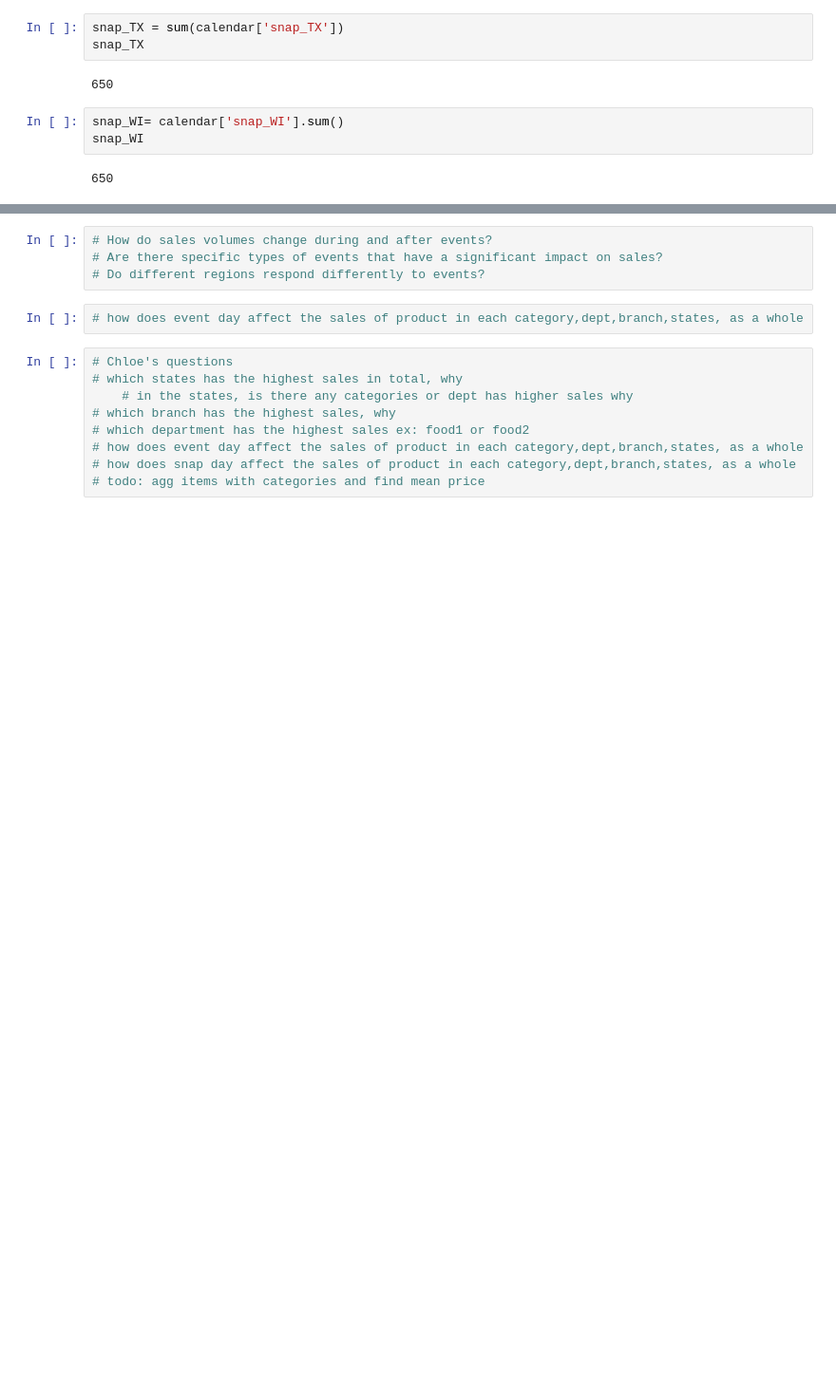
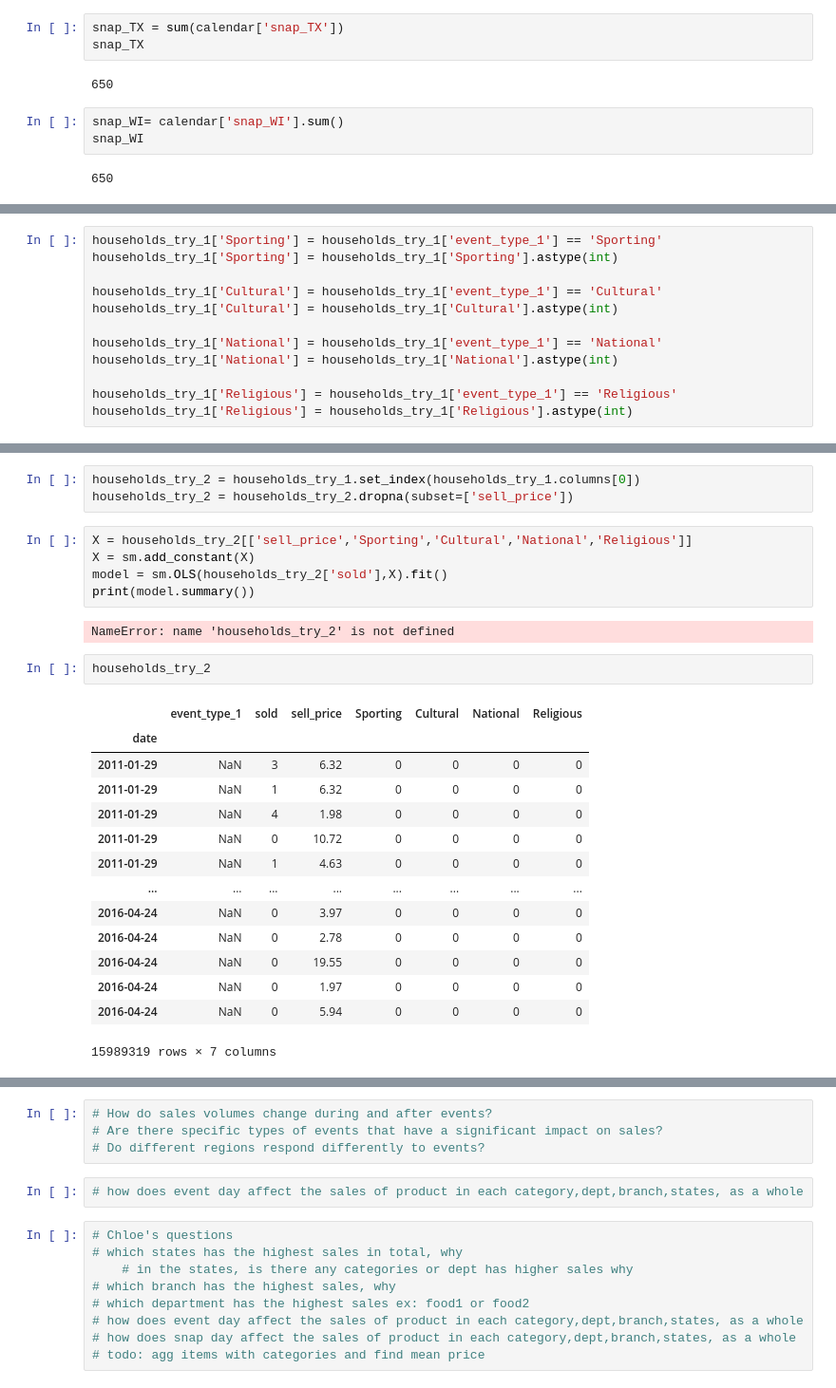
Before and after one commit to aaronmonash24/FYP, a Jupyter notebook: Data Analysis/DataExploration.ipynb, the cells around one changed output, grey strips where cells are left out. Shown at 95% size. Cells and saved outputs as stored; diff of their text form; blank space fills up the shorter version.

```diff
--- a/Data Analysis/DataExploration.ipynb
+++ b/Data Analysis/DataExploration.ipynb
@@ -728,0 +932,12 @@ foods_try_1['Religious'] = foods_try_1['Religious'].astype(int)
+# %%
+households_try_1['Sporting'] = households_try_1['event_type_1'] == 'Sporting'
+households_try_1['Sporting'] = households_try_1['Sporting'].astype(int)
+
+households_try_1['Cultural'] = households_try_1['event_type_1'] == 'Cultural'
+households_try_1['Cultural'] = households_try_1['Cultural'].astype(int)
+
+households_try_1['National'] = households_try_1['event_type_1'] == 'National'
+households_try_1['National'] = households_try_1['National'].astype(int)
+
+households_try_1['Religious'] = households_try_1['event_type_1'] == 'Religious'
+households_try_1['Religious'] = households_try_1['Religious'].astype(int)
@@ -728,0 +962,27 @@ foods_try_1['Religious'] = foods_try_1['Religious'].astype(int)
+# %%
+households_try_2 = households_try_1.set_index(households_try_1.columns[0])
+households_try_2 = households_try_2.dropna(subset=['sell_price'])
+# %%
+X = households_try_2[['sell_price','Sporting','Cultural','National','Religious']]
+X = sm.add_constant(X)
+model = sm.OLS(households_try_2['sold'],X).fit()
+print(model.summary())
+# %% [output]
+NameError: name 'households_try_2' is not defined
+# %%
+households_try_2
+# %% [output]
+|  | event_type_1 | sold | sell_price | Sporting | Cultural | National | Religious |
+| date |  |  |  |  |  |  |  |
+| 2011-01-29 | NaN | 3 | 6.32 | 0 | 0 | 0 | 0 |
+| 2011-01-29 | NaN | 1 | 6.32 | 0 | 0 | 0 | 0 |
+| 2011-01-29 | NaN | 4 | 1.98 | 0 | 0 | 0 | 0 |
+| 2011-01-29 | NaN | 0 | 10.72 | 0 | 0 | 0 | 0 |
+| 2011-01-29 | NaN | 1 | 4.63 | 0 | 0 | 0 | 0 |
+| ... | ... | ... | ... | ... | ... | ... | ... |
+| 2016-04-24 | NaN | 0 | 3.97 | 0 | 0 | 0 | 0 |
+| 2016-04-24 | NaN | 0 | 2.78 | 0 | 0 | 0 | 0 |
+| 2016-04-24 | NaN | 0 | 19.55 | 0 | 0 | 0 | 0 |
+| 2016-04-24 | NaN | 0 | 1.97 | 0 | 0 | 0 | 0 |
+| 2016-04-24 | NaN | 0 | 5.94 | 0 | 0 | 0 | 0 |
+15989319 rows × 7 columns
```
Also changed, not shown: parts of 72 cells of this notebook.
